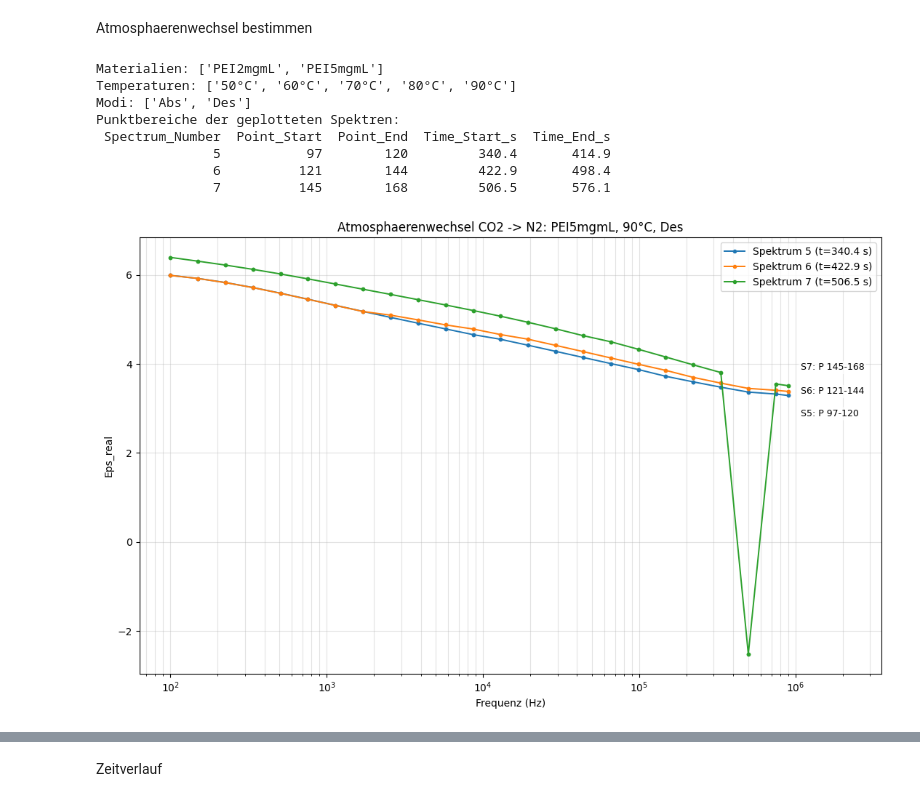
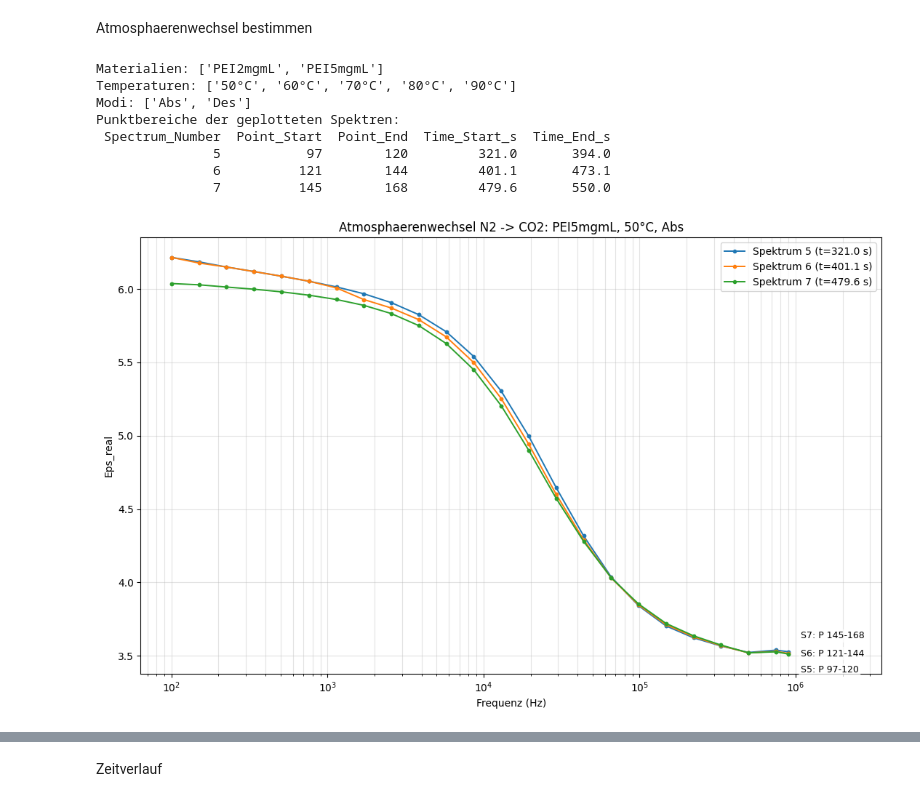
Before and after one commit to maxwolters02/bachelor-thesis, a Jupyter notebook: Code/read and plot.ipynb, the cells around one changed output, grey strips where cells are left out. Cells and saved outputs as stored; diff of their text form; code cells hidden in the pictures.

```diff
--- a/Code/read and plot.ipynb
+++ b/Code/read and plot.ipynb
@@ -160,8 +160,8 @@ import matplotlib.pyplot as plt
 # =========================
 
 material = "PEI5mgmL"
-temp = "90"           # Temperatur ohne Gradzeichen eintragen, z.B. "50", "70", "90"
-mode = "Des"          # "Abs" = N2 -> CO2, "Des" = CO2 -> N2
+temp = "50"           # Temperatur ohne Gradzeichen eintragen, z.B. "50", "70", "90"
+mode = "Abs"          # "Abs" = N2 -> CO2, "Des" = CO2 -> N2
 y_col = "Eps_real"    # z.B. "Eps_real", "Eps_imag", "TanPhi"
 spectrum_numbers = [5, 6, 7]
 
@@ -306,37 +306,37 @@ def plot_atmosphere_switch(material, temp, mode, y_col="Eps_real", spectrum_numb
             "Point_Start": point_start,
             "Point_End": point_end,
             "Time_Start_s": round(float(time_start), 1),
             "Time_End_s": round(float(time_end), 1),
         })
 
     ax.set_xscale("log")
     xmin, xmax = ax.get_xlim()
     ax.set_xlim(xmin, xmax * 2.5)
     ax.set_xlabel("Frequenz (Hz)")
     ax.set_ylabel(y_col)
     ax.set_title(f"Atmosphaerenwechsel {direction}: {material}, {temp_label}, {mode}")
     ax.grid(True, which="both", alpha=0.35)
     ax.legend()
     #plt.xlim(10**5, 10**6)
     #plt.ylim(1.46, 1.52)
     plt.tight_layout()
 
     print("Punktbereiche der geplotteten Spektren:")
     print(pd.DataFrame(spectrum_summary).to_string(index=False))
     plt.show()
 
 
 plot_atmosphere_switch(material, temp, mode, y_col, spectrum_numbers)
 # %% [output]
 Materialien: ['PEI2mgmL', 'PEI5mgmL']
 Temperaturen: ['50°C', '60°C', '70°C', '80°C', '90°C']
 Modi: ['Abs', 'Des']
 Punktbereiche der geplotteten Spektren:
  Spectrum_Number  Point_Start  Point_End  Time_Start_s  Time_End_s
-               5           97        120         340.4       414.9
-               6          121        144         422.9       498.4
-               7          145        168         506.5       576.1
+               5           97        120         321.0       394.0
+               6          121        144         401.1       473.1
+               7          145        168         479.6       550.0
-[figure, old version]
+[figure, new version]
 # %%
 # Hier die manuell abgelesene Punktnummer des Atmosphaerenwechsels je Reihe eintragen.
 # Format: (Material, Temperature, Mode): Point_Number
```
Also changed, not shown: parts of 8 cells of this notebook, 4 other files.
